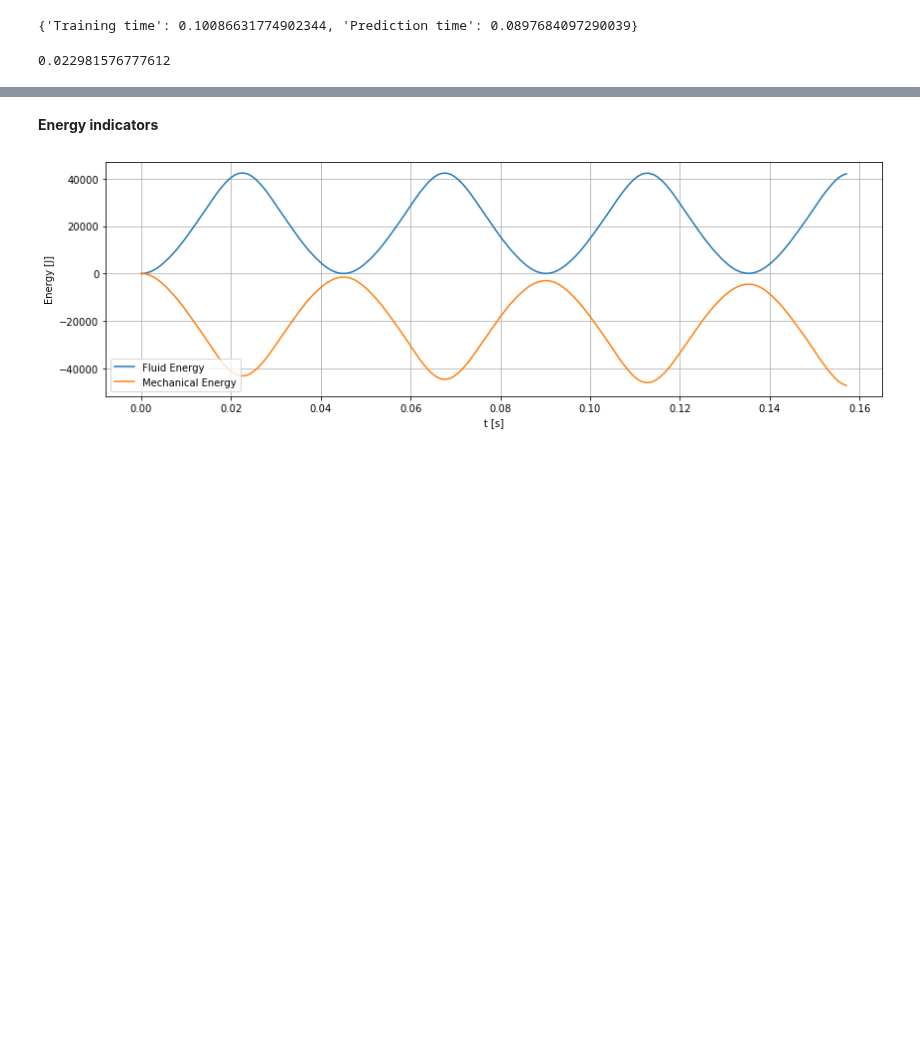
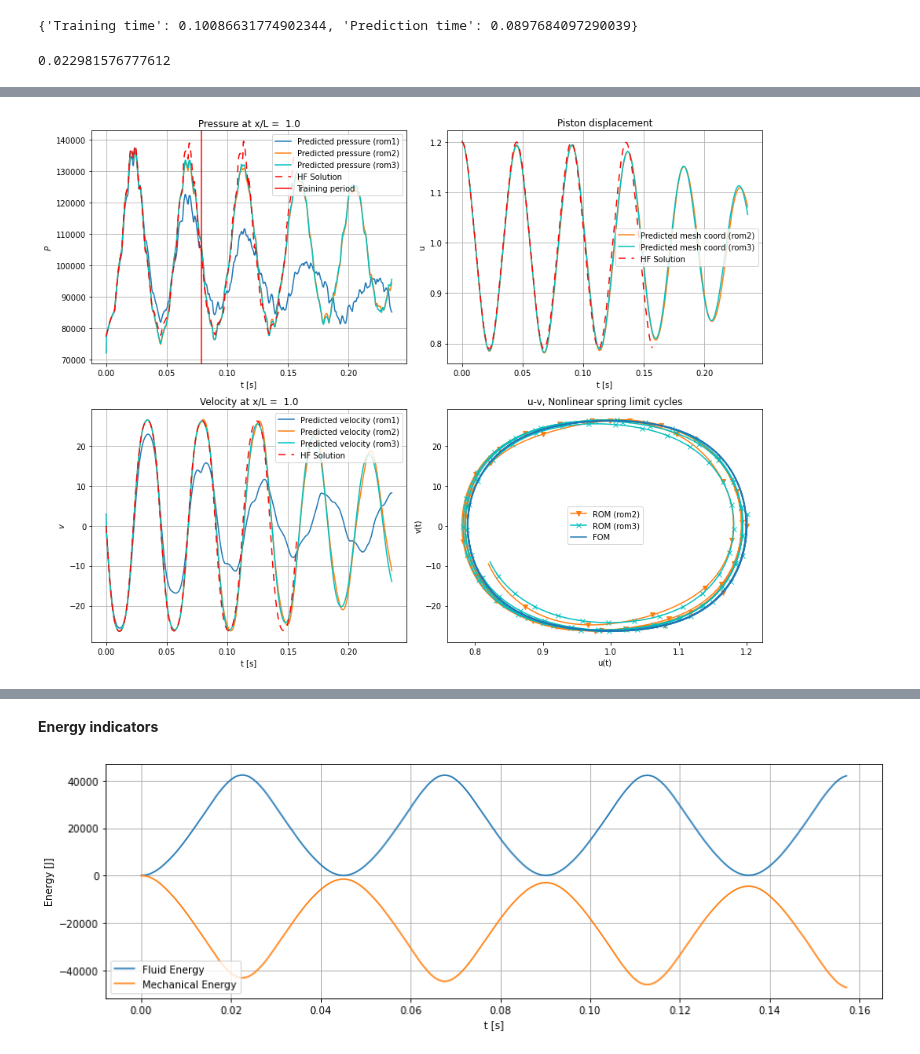
Before and after one commit to azzeddinetiba/ROM_AM, a Jupyter notebook: examples/fsi_test_case.ipynb, the cells around one changed output, grey strips where cells are left out. Cells and saved outputs as stored; diff of their text form; code cells hidden in the pictures; blank space fills up the shorter version.

Commit message:
Update figures

```diff
--- a/examples/fsi_test_case.ipynb
+++ b/examples/fsi_test_case.ipynb
@@ -1154,0 +1176,74 @@ plt.tight_layout();
+# %%
+x_n = 1
+nln_prediction_t = np.concatenate((nln_target_t, np.linspace(nln_target_t[-1] + nln_dt, 1.5 * nln_target_t[-1], int(nln_ntt))))
+nln_predicted_X = np.real(nln_drom.predict(nln_prediction_t, t1 = nln_t[0], stabilize = True))
+
+nln_predicted_pressure = nln_predicted_X[:nx, :]
+nln_predicted_velocity = nln_predicted_X[nx:2*nx, :]
+nln_predicted_disp = nln_predicted_X[2*nx:3*nx, :]
+
+nln_predicted_X1 = np.real(nln_drom1.predict(nln_prediction_t, t1 = nln_t[0], stabilize = True))
+
+nln_predicted_pressure1 = nln_predicted_X1[:nx, :]
+nln_predicted_velocity1 = nln_predicted_X1[nx:2*nx, :]
+
+
+nln_predicted_X2 = np.real(nln_drom2.predict(nln_prediction_t, t1 = nln_t[0], stabilize = True))
+
+nln_predicted_pressure2 = nln_predicted_X2[:nx, :]
+nln_predicted_velocity2 = nln_predicted_X2[nx:2*nx, :]
+nln_predicted_disp2 = nln_predicted_X2[2*nx:3*nx, :]
+
+
+fig, ax = plt.subplots(2, 2, figsize = (13, 10))
+
+ax[0, 0].plot(nln_prediction_t, nln_predicted_pressure1[-x_n, :], '-', label = "Predicted pressure (rom1)")
+ax[0, 0].plot(nln_prediction_t, nln_predicted_pressure2[-x_n, :], '-', label = "Predicted pressure (rom2)")
+ax[0, 0].plot(nln_prediction_t, nln_predicted_pressure[-x_n, :], '-c', label = "Predicted pressure (rom3)")
+ax[0, 0].plot(nln_t, nln_fl_pressure[-x_n, :], '--r', dashes = (6, 5), label = "HF Solution");
+ax[0, 0].axvline(nln_target_t[: int(nln_ntt * Coeff)][-1], color = 'r', label = 'Training period')
+#ax[0, 0].plot(target_t[: int(ntt * Coeff)], target_fl_pressure[-x_n, :int(ntt * Coeff)], 'xr', label = "Training Data");
+
+
+ax[0, 0].legend();
+ax[0, 0].grid();
+ax[0, 0].set_xlabel("t [s]");
+ax[0, 0].set_ylabel("$P$");
+ax[0, 0].set_title("Pressure at x/L =  " + str(L * (nx - x_n + 1)/nx));
+
+
+ax[0, 1].plot(nln_prediction_t, nln_predicted_disp2[-1, :], '-', color = '#ff7f0e', label = "Predicted mesh coord (rom2)");
+ax[0, 1].plot(nln_prediction_t, nln_predicted_disp[-1, :], '-c', label = "Predicted mesh coord (rom3)");
+ax[0, 1].plot(nln_t, nln_moving_mesh[-1, :],  '--r', dashes = (6, 5), label = "HF Solution");
+ax[0, 1].legend();
+ax[0, 1].grid();
+ax[0, 1].set_title("Piston displacement");
+ax[0, 1].set_xlabel("t [s]");
+ax[0, 1].set_ylabel("u");
+
+
+ax[1, 0].plot(nln_prediction_t, nln_predicted_velocity1[-x_n, :], '-', label = "Predicted velocity (rom1)")
+ax[1, 0].plot(nln_prediction_t, nln_predicted_velocity2[-x_n, :], '-', label = "Predicted velocity (rom2)")
+ax[1, 0].plot(nln_prediction_t, nln_predicted_velocity[-x_n, :], '-c', label = "Predicted velocity (rom3)")
+#ax[1, 0].axvline(target_t[: int(ntt * Coeff)][-1], color = 'r')
+ax[1, 0].plot(nln_t, nln_fl_velocity[-x_n, :], '--r', dashes = (6, 5), label = "HF Solution");
+ax[1, 0].legend();
+ax[1, 0].grid();
+
+ax[1, 0].set_xlabel("t [s]");
+ax[1, 0].set_ylabel("$v$");
+ax[1, 0].set_title("Velocity at x/L =  " + str(L * (nx - x_n + 1)/nx));
+
+
+ax[1, 1].plot(nln_predicted_disp2[-1, :target_t.shape[0]], nln_predicted_velocity2[-1, :target_t.shape[0]],'v-', color = '#ff7f0e', label = 'ROM (rom2)', markevery = 10);
+ax[1, 1].plot(nln_predicted_disp[-1, :target_t.shape[0]], nln_predicted_velocity[-1, :target_t.shape[0]], 'x-c', label = 'ROM (rom3)', markevery = 4);
+ax[1, 1].plot(nln_moving_mesh[-1, :], nln_fl_velocity_end[-1, :], label = 'FOM',);
+ax[1, 1].legend();
+ax[1, 1].set_xlabel("u(t)")
+ax[1, 1].set_ylabel("v(t)")
+ax[1, 1].set_title(r"u-v, Nonlinear spring limit cycles");
+
+plt.tight_layout();
+#fig.savefig("DMD_pred_nln_3_roms.pdf")
+# %% [output]
+[figure, added]
```
Also changed, not shown: parts of 12 cells of this notebook.
